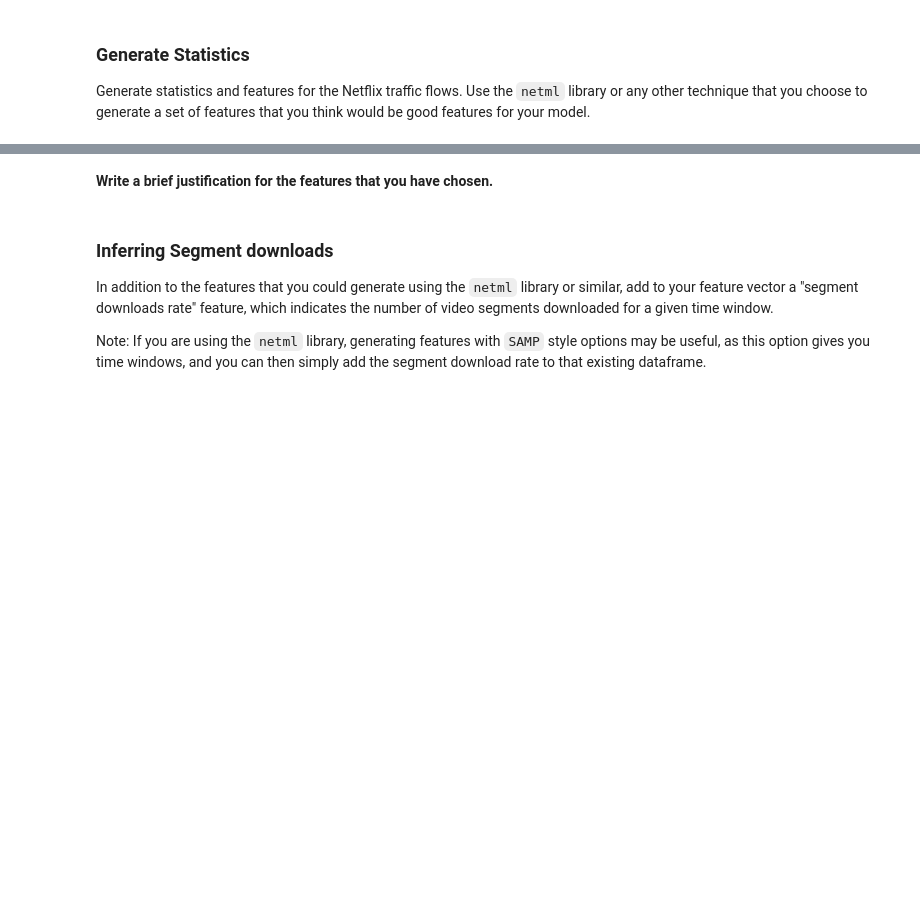
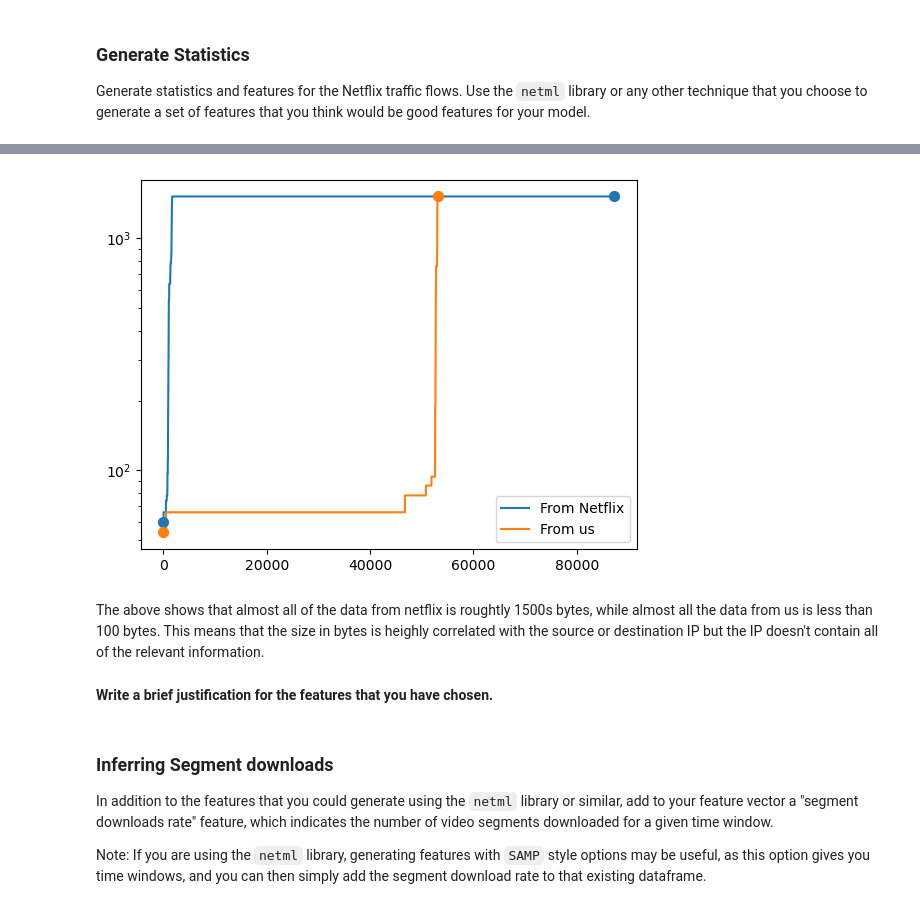
Before and after one commit to noise-course/video-quality-of-experience-zroe1, a Jupyter notebook: 1-Video-Quality-Inference.ipynb, the cells around one changed output, grey strips where cells are left out. Cells and saved outputs as stored; diff of their text form; code cells hidden in the pictures; blank space fills up the shorter version.

```diff
--- a/1-Video-Quality-Inference.ipynb
+++ b/1-Video-Quality-Inference.ipynb
@@ -265,0 +292,3 @@ Generate statistics and features for the Netflix traffic flows. Use the `netml`
+# %%
+from_netflix = only_netflix = packets[packets["Source"].isin(netflix_ips)]
+from_us = only_netflix = packets[packets["Destination"].isin(netflix_ips)]
@@ -266,3 +299,24 @@ Generate statistics and features for the Netflix traffic flows. Use the `netml`
+# %%
+netflix_sorted = sorted(from_netflix['Length'].tolist())
+us_sorted = sorted(from_us['Length'].tolist())
+
+line1= plt.plot(netflix_sorted, label="From Netflix")
+line2 = plt.plot(us_sorted, label="From us")
+
+color1 = line1[0].get_color()
+color2 = line2[0].get_color()
+
+plt.scatter([0, len(netflix_sorted)-1], [netflix_sorted[0], netflix_sorted[-1]],
+            color=color1, s=50, zorder=5)
+plt.scatter([0, len(us_sorted)-1], [us_sorted[0], us_sorted[-1]],
+            color=color2, s=50, zorder=5)
+
+plt.legend()
+plt.yscale('log')
+# %% [output]
+[figure, added]
+# %% [markdown]
+The above shows that almost all of the data from netflix is roughtly 1500s bytes, while almost all the data from us is less than 100 bytes. This means that the size in bytes is heighly correlated with the source or destination IP but the IP doesn't contain all of the relevant information.
 # %% [markdown]
 **Write a brief justification for the features that you have chosen.**
 # %% [markdown]
```
Also changed, not shown: parts of 6 cells of this notebook.
